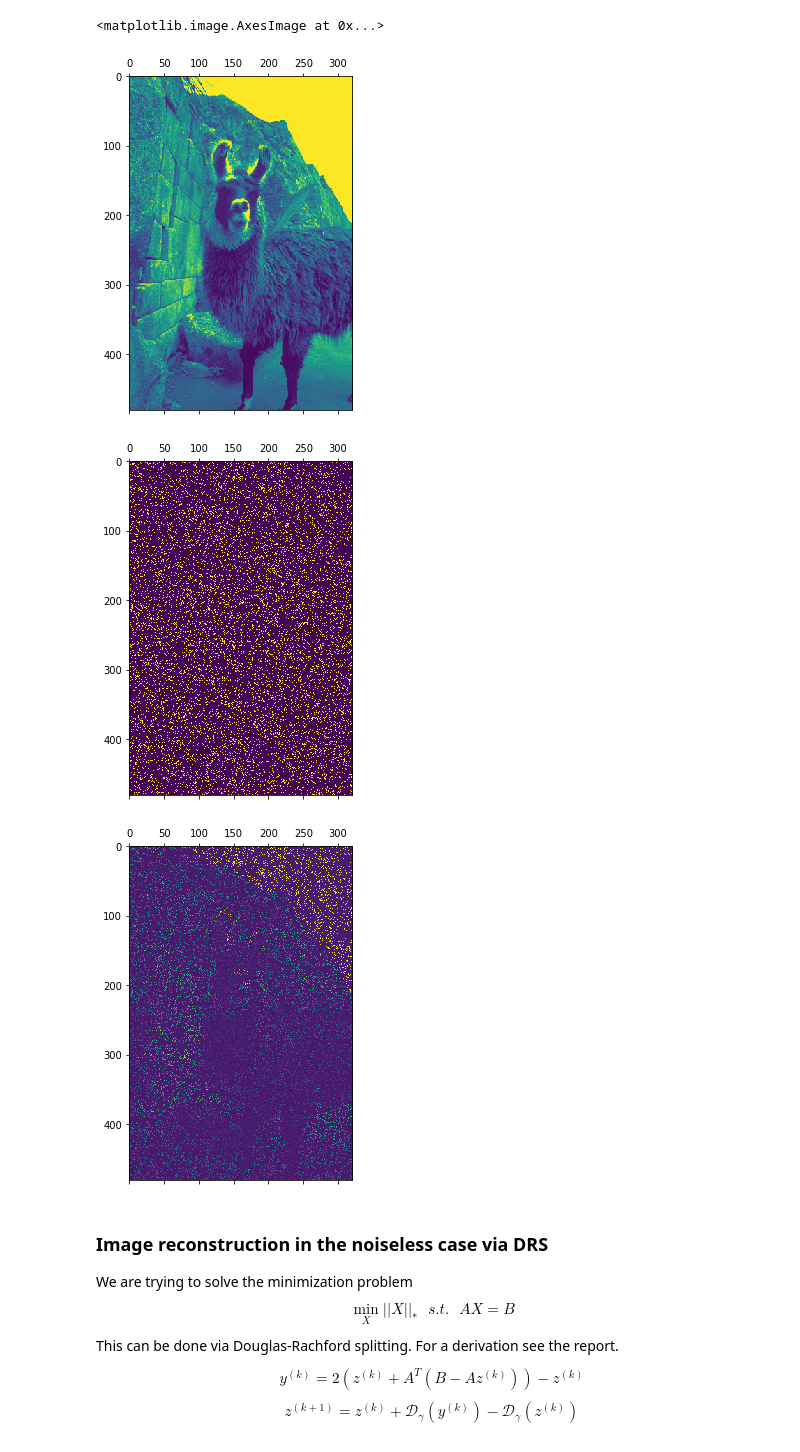
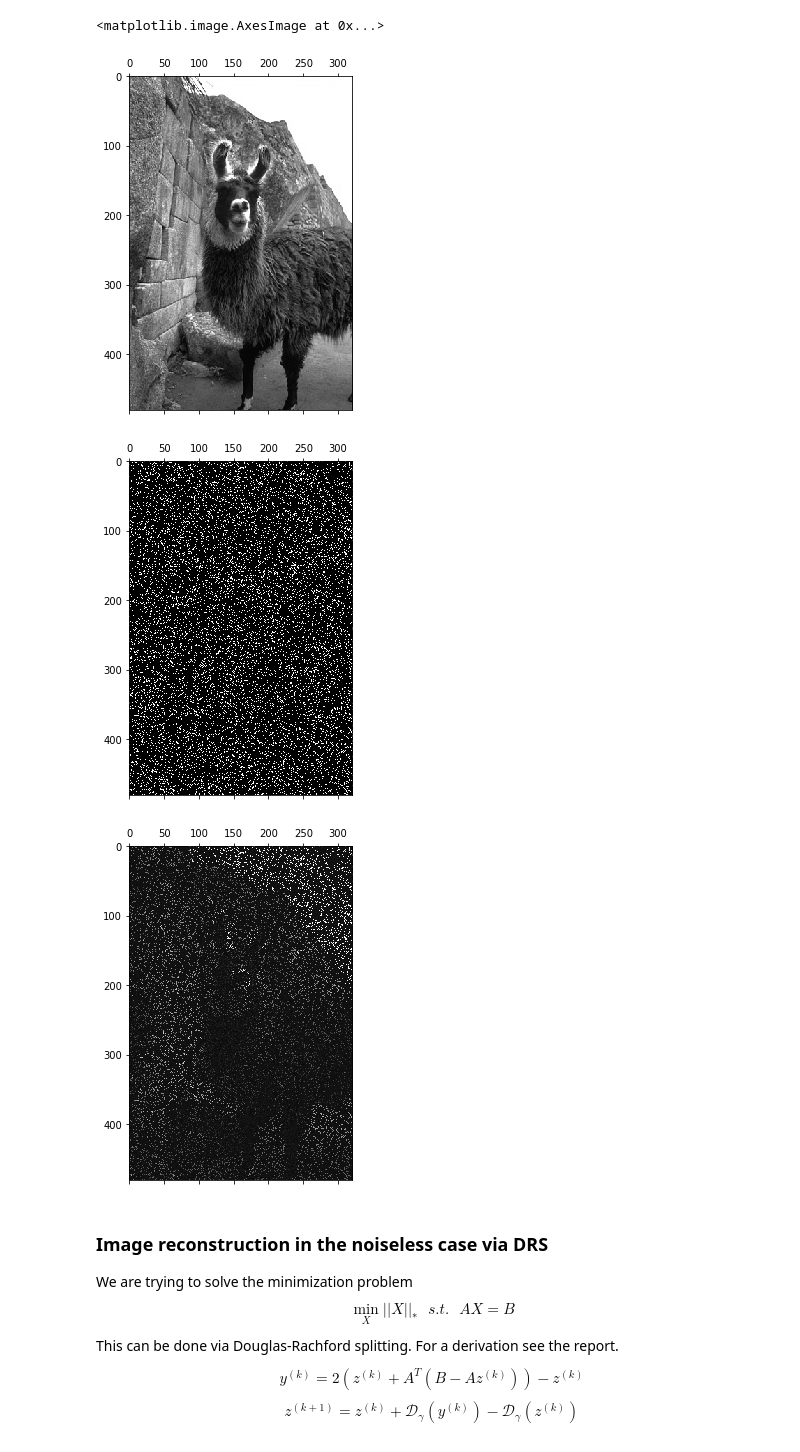
Before and after one commit to uprestel/Matrix-Completion, a Jupyter notebook: project.ipynb, the cells around one changed output. Cells and saved outputs as stored; diff of their text form; code cells hidden in the pictures.

```diff
--- a/project.ipynb
+++ b/project.ipynb
@@ -24,39 +24,39 @@ def lowrank_missing(A, p, k, noise=0.0):
         p : the probability that a given entry is missing in the final image
         k : the rank of the final corrupted image
         noise : the additive noise factor for our given entries. We assume that
                 our noise satisfies the normal distribution N(0,noise).
     """
 
 
     m,n = A.shape
     #print(m,n)
     mask = np.random.choice(np.arange(0,2), p=[p, 1-p], size=(m,n))
     noise_matrix = np.random.normal(loc=0, scale = noise, size=(m,n))
 
     A_masked = np.multiply(A + noise_matrix,mask)
     U, s, VT = np.linalg.svd(A_masked, full_matrices=True )
     r = rank(A_masked)
     s[n-k:] = 0
     #print(s)
     S = np.zeros((m, n), dtype=np.float)
     S[:n, :n] = np.diag(s)
     mask_rec = U@(S@VT)
     return (mask_rec, mask)
 
 
 
 k = 33
 prob = 0.88
 A_noisy, mask = lowrank_missing(A, prob, k)
 
-plt.matshow(A)
-plt.matshow(mask)
-plt.matshow(A_noisy)
+plt.matshow(A, cmap="gray")
+plt.matshow(mask, cmap="gray")
+plt.matshow(A_noisy, cmap="gray")
 # %% [output]
 <matplotlib.image.AxesImage at 0x...>
-[figure, old version]
+[figure, new version]
-[figure, old version]
+[figure, new version]
-[figure, old version]
+[figure, new version]
 # %% [markdown]
 ### Image reconstruction in the noiseless case via DRS
 
```
Also changed, not shown: parts of 1 cell of this notebook.
